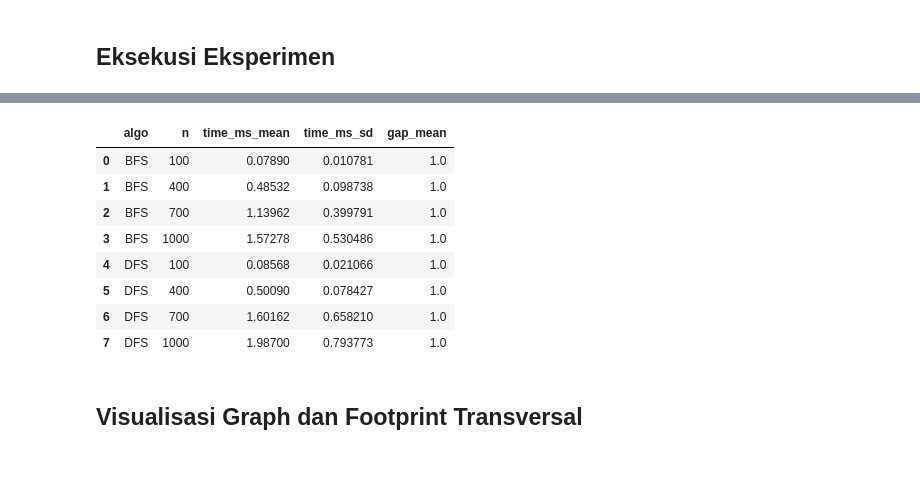
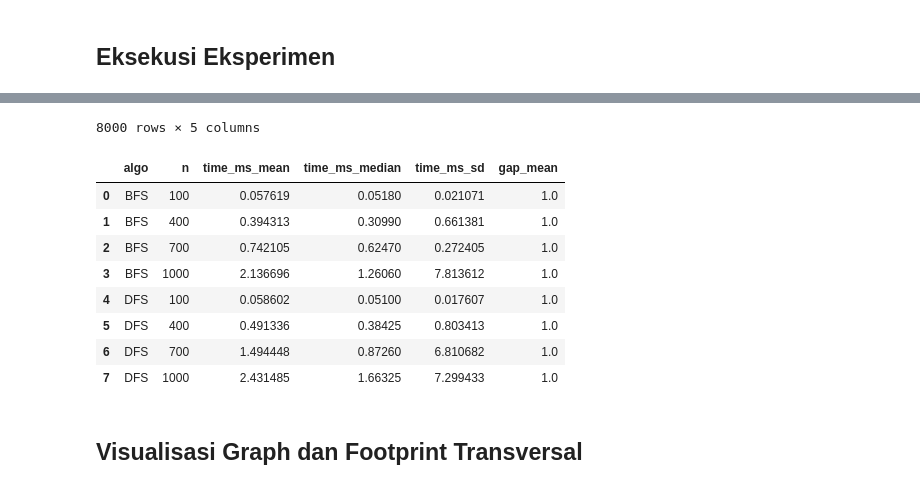
Before and after one commit to lilyypages/DAA_Kelompok2_KelasB, a Jupyter notebook: 01 Bentuk Jupyter File Project.ipynb, the cells around one changed output, grey strips where cells are left out. Drawn from its saved outputs; the diff is of its cells as text; code cells hidden in the pictures.

```diff
--- a/01 Bentuk Jupyter File Project.ipynb
+++ b/01 Bentuk Jupyter File Project.ipynb
@@ -158,46 +158,52 @@ def run_once(algorithm, adj_list,start,hasil,sepuh):
 ## Eksekusi Eksperimen
 # %%
 Ns=[100,400,700,1000]
-repeats=5
+repeats=1000
 base_seed= 121437
 start = 5
+n_seed = 1
 rows=[]
 graph = {}
 tree_dfs = {}
 tree_bfs = {}
 
-newrun = False
+newrun = True
 
 for n in Ns:
     for r in range(repeats):
         if newrun :
-            adj_list, node_data = generate_bem_graph(n, base_seed + r)
-            output_content = {
-                "project": "connected_components_social_graph",
-                "description": f"Graf BEM {n} nodes dengan Data Atribut",
-                "n_nodes": n,
-                "graph_adj": adj_list,
-                "node_data": node_data
-            }
-        filename = f"data/social_graph_N{n} seed({base_seed + r}).json"
+            if r < n_seed :
+                adj_list, node_data = generate_bem_graph(n, base_seed + r)
+                output_content = {
+                    "project": "connected_components_social_graph",
+                    "description": f"Graf BEM {n} nodes dengan Data Atribut",
+                    "n_nodes": n,
+                    "graph_adj": adj_list,
+                    "node_data": node_data
+                }
+        filename = f"data/social_graph_N{n} seed({base_seed + r%n_seed}).json"
 
-        if newrun :
+        if newrun and r < n_seed :
             with open(filename, "w") as f:
                 json.dump(output_content, f, indent=2)
+
         else :
             with open(filename, "r") as f:
                 data = json.load(f)
             adj_list = {int(k): v for k, v in data["graph_adj"].items()}
 
+        gc.collect
         dA, gA, hasilA = run_once(dfs_trans, adj_list,start,{},start)
+        gc.collect
         dB, gB, hasilB = run_once(bfs_trans, adj_list,start,{},start)
 
         rows.append({'n':n,'repeat':r,'algo':'DFS','time_ms':dA,'gap':gA})
         rows.append({'n':n,'repeat':r,'algo':'BFS','time_ms':dB,'gap':gB})
 
-        graph[f"Graph N{n} seed({base_seed + r})"] = adj_list
-        tree_dfs[f"DFS N{n} seed({base_seed + r})"] = hasilA
-        tree_bfs[f"BFS N{n} seed({base_seed + r})"] = hasilB
+        if r < n_seed :
+            graph[f"Graph N{n} seed({base_seed + r})"] = adj_list
+            tree_dfs[f"DFS N{n} seed({base_seed + r})"] = hasilA
+            tree_bfs[f"BFS N{n} seed({base_seed + r})"] = hasilB
 
 df=pd.DataFrame(rows)
 display(df)
@@ -206,7 +212,7 @@ os.makedirs("results", exist_ok=True)
 file = open("results/experiment_raw.csv","a+")
 file.close()
 df.to_csv('results/experiment_raw.csv', index=False)
-summary=df.groupby(['algo','n']).agg(time_ms_mean=('time_ms','mean'), time_ms_sd=('time_ms','std'), gap_mean=('gap','mean')).reset_index()
+summary=df.groupby(['algo','n']).agg(time_ms_mean=('time_ms','mean'),time_ms_median=('time_ms','median'), time_ms_sd=('time_ms','std'), gap_mean=('gap','mean')).reset_index()
 summary.to_csv('results/summary.csv', index=False)
 
 display(summary)
@@ -231,12 +232,13 @@ display(summary)
+8000 rows × 5 columns
-|  | algo | n | time_ms_mean | time_ms_sd | gap_mean |
-| 0 | BFS | 100 | 0.07890 | 0.010781 | 1.0 |
-| 1 | BFS | 400 | 0.48532 | 0.098738 | 1.0 |
-| 2 | BFS | 700 | 1.13962 | 0.399791 | 1.0 |
-| 3 | BFS | 1000 | 1.57278 | 0.530486 | 1.0 |
-| 4 | DFS | 100 | 0.08568 | 0.021066 | 1.0 |
-| 5 | DFS | 400 | 0.50090 | 0.078427 | 1.0 |
-| 6 | DFS | 700 | 1.60162 | 0.658210 | 1.0 |
-| 7 | DFS | 1000 | 1.98700 | 0.793773 | 1.0 |
+|  | algo | n | time_ms_mean | time_ms_median | time_ms_sd | gap_mean |
+| 0 | BFS | 100 | 0.057619 | 0.05180 | 0.021071 | 1.0 |
+| 1 | BFS | 400 | 0.394313 | 0.30990 | 0.661381 | 1.0 |
+| 2 | BFS | 700 | 0.742105 | 0.62470 | 0.272405 | 1.0 |
+| 3 | BFS | 1000 | 2.136696 | 1.26060 | 7.813612 | 1.0 |
+| 4 | DFS | 100 | 0.058602 | 0.05100 | 0.017607 | 1.0 |
+| 5 | DFS | 400 | 0.491336 | 0.38425 | 0.803413 | 1.0 |
+| 6 | DFS | 700 | 1.494448 | 0.87260 | 6.810682 | 1.0 |
+| 7 | DFS | 1000 | 2.431485 | 1.66325 | 7.299433 | 1.0 |
 # %% [markdown]
 ## Visualisasi Graph dan Footprint Transversal
 # %%
```
Also changed, not shown: parts of 3 cells of this notebook, 39 other files.
